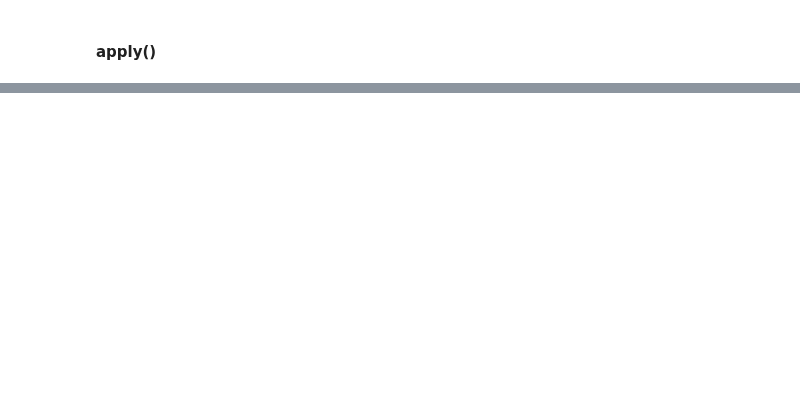
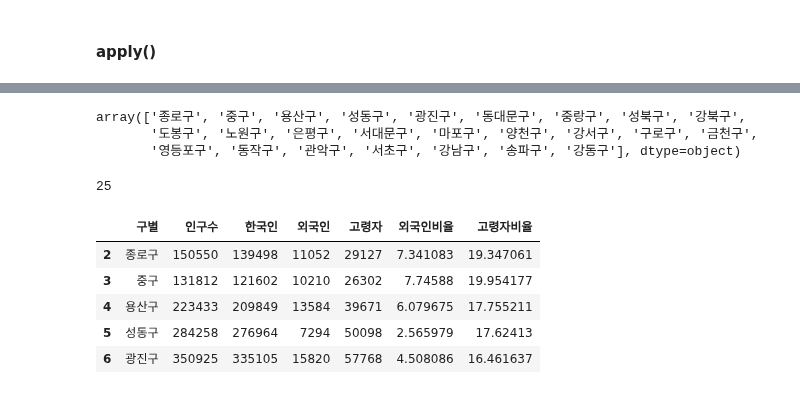
Before and after one commit to solpinetree/ds_study, a Jupyter notebook: source_code/01.Analysis Seoul CCTV.ipynb, the cells around one changed output, grey strips where cells are left out. Drawn from its saved outputs; the diff is of its cells as text; code cells hidden in the pictures; blank space fills up the shorter version.

```diff
--- a/source_code/01.Analysis Seoul CCTV.ipynb
+++ b/source_code/01.Analysis Seoul CCTV.ipynb
@@ -638,0 +700,2 @@ Name: A, dtype: object
+# %%
+pop_Seoul.drop([0, 1], inplace=True) # default 로 axis = 0
@@ -638,0 +711,21 @@ Name: A, dtype: object
+# %%
+pop_Seoul["구별"].unique()
+# %% [output]
+array(['종로구', '중구', '용산구', '성동구', '광진구', '동대문구', '중랑구', '성북구', '강북구',
+       '도봉구', '노원구', '은평구', '서대문구', '마포구', '양천구', '강서구', '구로구', '금천구',
+       '영등포구', '동작구', '관악구', '서초구', '강남구', '송파구', '강동구'], dtype=object)
+# %%
+len(pop_Seoul["구별"].unique())
+# %% [output]
+25
+# %%
+pop_Seoul["외국인비율"] = pop_Seoul["외국인"] / pop_Seoul["인구수"] * 100
+pop_Seoul["고령자비율"] = pop_Seoul["고령자"] / pop_Seoul["인구수"] * 100
+pop_Seoul.head()
+# %% [output]
+|  | 구별 | 인구수 | 한국인 | 외국인 | 고령자 | 외국인비율 | 고령자비율 |
+| 2 | 종로구 | 150550 | 139498 | 11052 | 29127 | 7.341083 | 19.347061 |
+| 3 | 중구 | 131812 | 121602 | 10210 | 26302 | 7.74588 | 19.954177 |
+| 4 | 용산구 | 223433 | 209849 | 13584 | 39671 | 6.079675 | 17.755211 |
+| 5 | 성동구 | 284258 | 276964 | 7294 | 50098 | 2.565979 | 17.62413 |
+| 6 | 광진구 | 350925 | 335105 | 15820 | 57768 | 4.508086 | 16.461637 |
```
Also changed, not shown: parts of 71 cells of this notebook.
